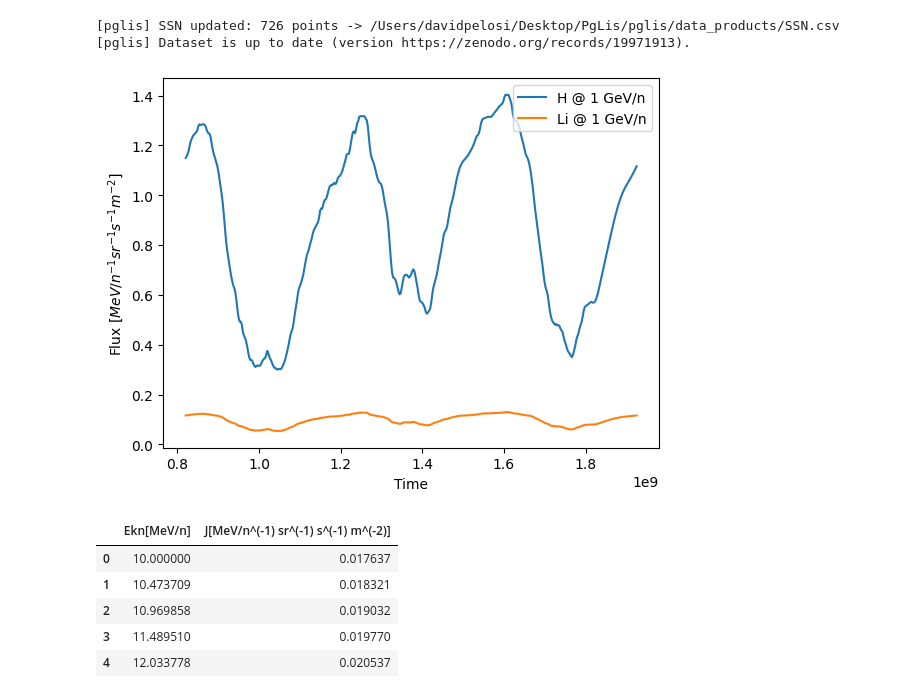
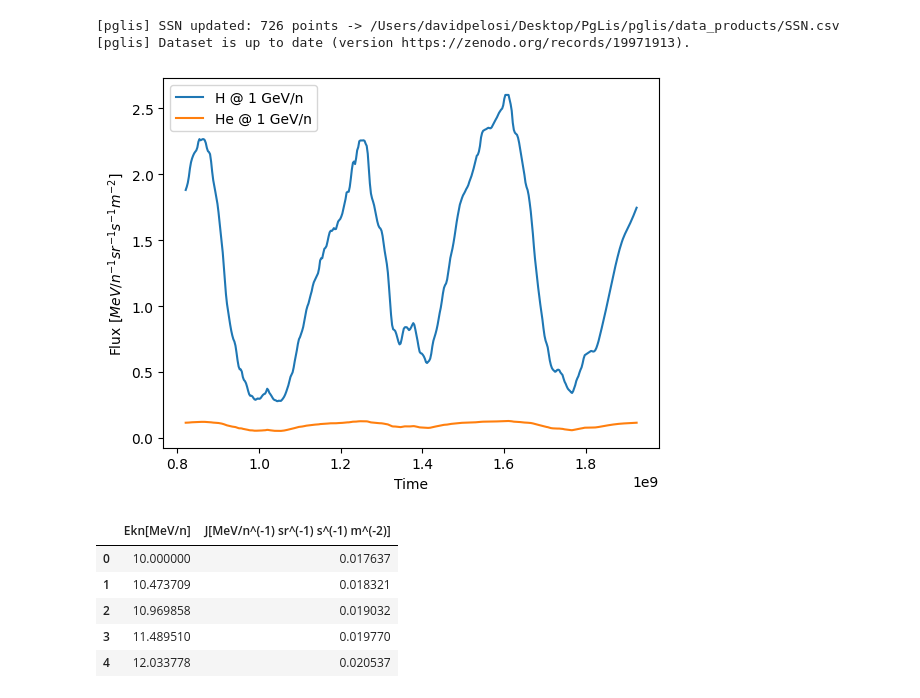
Before and after one commit to pglis-team/pglis, a Jupyter notebook: test.ipynb, the cells around one changed output. Drawn from its saved outputs; the diff is of its cells as text; code cells hidden in the pictures.

Commit message:
label corrected in test.ipynb

```diff
--- a/test.ipynb
+++ b/test.ipynb
@@ -14,36 +14,36 @@ model = pglis.solar_mod()
 # flux vs time
 df = pglis.get_flux_vs_time(
     model,
     Z=1,  # H
-    Ekn=1000.0,  # MeV/n
+    Ekn=440.0,  # MeV/n
     t_start=dt.datetime(1996, 1, 1).timestamp(),
     t_end=dt.datetime(2031, 1, 1).timestamp(),
 )
 
 
 df2 = pglis.get_flux_vs_time(
     model,
     Z=2,  # He
     Ekn=1000.0,  # MeV/n
     t_start=dt.datetime(1996, 1, 1).timestamp(),
     t_end=dt.datetime(2031, 1, 1).timestamp(),
 )
 
 
 fig, ax = plt.subplots()
 
 ax.plot(df["time_unix"], df["J[MeV/n^(-1) sr^(-1) s^(-1) m^(-2)]"], label="H @ 1 GeV/n")
 ax.plot(
-    df2["time_unix"], df2["J[MeV/n^(-1) sr^(-1) s^(-1) m^(-2)]"], label="Li @ 1 GeV/n"
+    df2["time_unix"], df2["J[MeV/n^(-1) sr^(-1) s^(-1) m^(-2)]"], label="He @ 1 GeV/n"
 )
 ax.set_xlabel("Time")
 ax.set_ylabel(r"Flux $[MeV/n^{-1} sr^{-1} s^{-1} m^{-2}]$")
 
 
 ax.legend()
 plt.show()
 # %% [output]
-[figure, old version]
+[figure, new version]
 # %%
 model = pglis.solar_mod()
 
```
